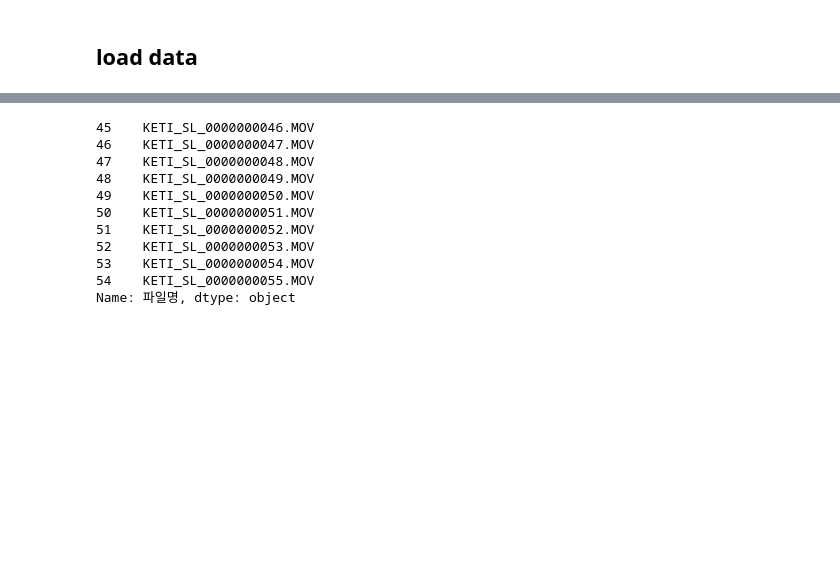
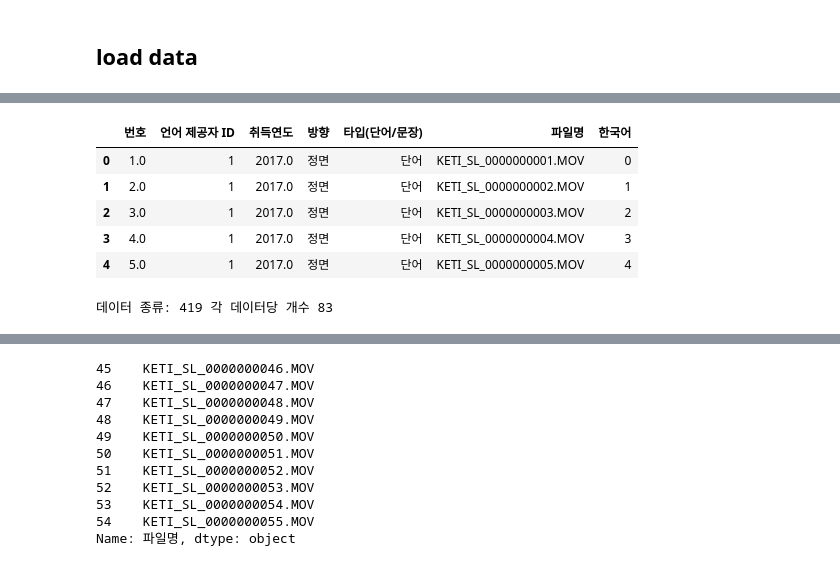
Before and after one commit to ocy0581/link_Jolssul, a Jupyter notebook: python/Transformer_model_oh.ipynb, the cells around one changed output, grey strips where cells are left out. Drawn from its saved outputs; the diff is of its cells as text; code cells hidden in the pictures; blank space fills up the shorter version.

```diff
--- a/python/Transformer_model_oh.ipynb
+++ b/python/Transformer_model_oh.ipynb
@@ -157,0 +182,2 @@ num_csv1 = pd.read_csv("output/csv/KETI-2017-SL-0_10480-v2_1_num.csv")
+# %%
+csv = pd.concat((num_csv2,csv))
@@ -157,0 +188,15 @@ num_csv1 = pd.read_csv("output/csv/KETI-2017-SL-0_10480-v2_1_num.csv")
+# %%
+csv.head()
+# %% [output]
+|  | 번호 | 언어 제공자 ID | 취득연도 | 방향 | 타입(단어/문장) | 파일명 | 한국어 |
+| 0 | 1.0 | 1 | 2017.0 | 정면 | 단어 | KETI_SL_0000000001.MOV | 0 |
+| 1 | 2.0 | 1 | 2017.0 | 정면 | 단어 | KETI_SL_0000000002.MOV | 1 |
+| 2 | 3.0 | 1 | 2017.0 | 정면 | 단어 | KETI_SL_0000000003.MOV | 2 |
+| 3 | 4.0 | 1 | 2017.0 | 정면 | 단어 | KETI_SL_0000000004.MOV | 3 |
+| 4 | 5.0 | 1 | 2017.0 | 정면 | 단어 | KETI_SL_0000000005.MOV | 4 |
+# %%
+unique_size = csv['한국어'].unique().size
+data_count = csv.shape[0]//unique_size
+print('데이터 종류: {} 각 데이터당 개수 {}'.format(unique_size,data_count))
+# %% [output]
+데이터 종류: 419 각 데이터당 개수 83
```
Also changed, not shown: parts of 7 cells of this notebook, 1 other file.
